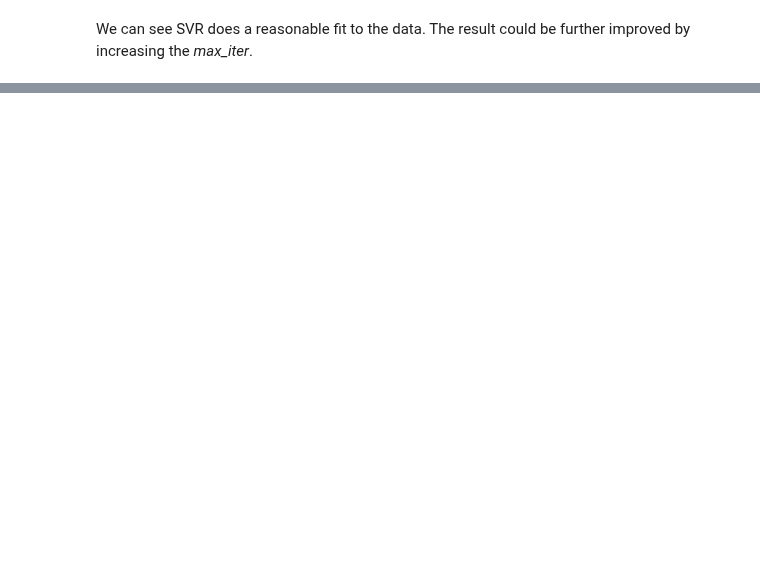
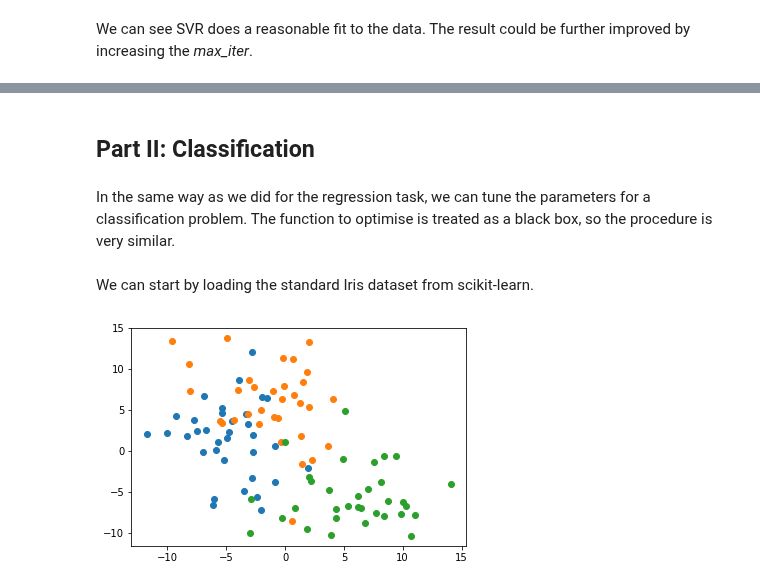
Before and after one commit to SheffieldML/GPyOpt, a Jupyter notebook: manual/GPyOpt_scikitlearn.ipynb, the cells around one changed output, grey strips where cells are left out. Cells and saved outputs as stored; diff of their text form; code cells hidden in the pictures; blank space fills up the shorter version.

Commit message:
Update notebook related to GPyOpt-sklearn interface.
Added a classification example on some synthetic data.
Divided the notebook into two sections, "Regression" and "Classification".

```diff
--- a/manual/GPyOpt_scikitlearn.ipynb
+++ b/manual/GPyOpt_scikitlearn.ipynb
@@ -104,0 +121,25 @@ print("RMSE = "+str(np.sqrt(np.square(Y_test_pred-Y_test).mean())))
+# %% [markdown]
+## Part II: Classification
+# %% [markdown]
+In the same way as we did for the regression task, we can tune the parameters for a classification problem. The function to optimise is treated as a black box, so the procedure is very similar.
+# %% [markdown]
+We can start by loading the standard Iris dataset from scikit-learn.
+# %%
+from sklearn.datasets import load_iris, make_blobs
+
+# iris = load_iris()
+
+# # Take the first two features. We could avoid this by using a two-dim dataset
+# X = iris.data[:, :2]
+# y = iris.target
+
+X, y = make_blobs(centers=3, cluster_std=4, random_state=1234)
+
+for i in np.unique(y):
+    idx = y == i
+    plt.plot(X[idx,0], X[idx,1], 'o')
+# plt.title("First two dimensions of Iris data")
+# plt.xlabel('Sepal length')
+# plt.ylabel('Sepal width');
+# %% [output]
+[figure, added]
```
Also changed, not shown: parts of 28 cells of this notebook.
